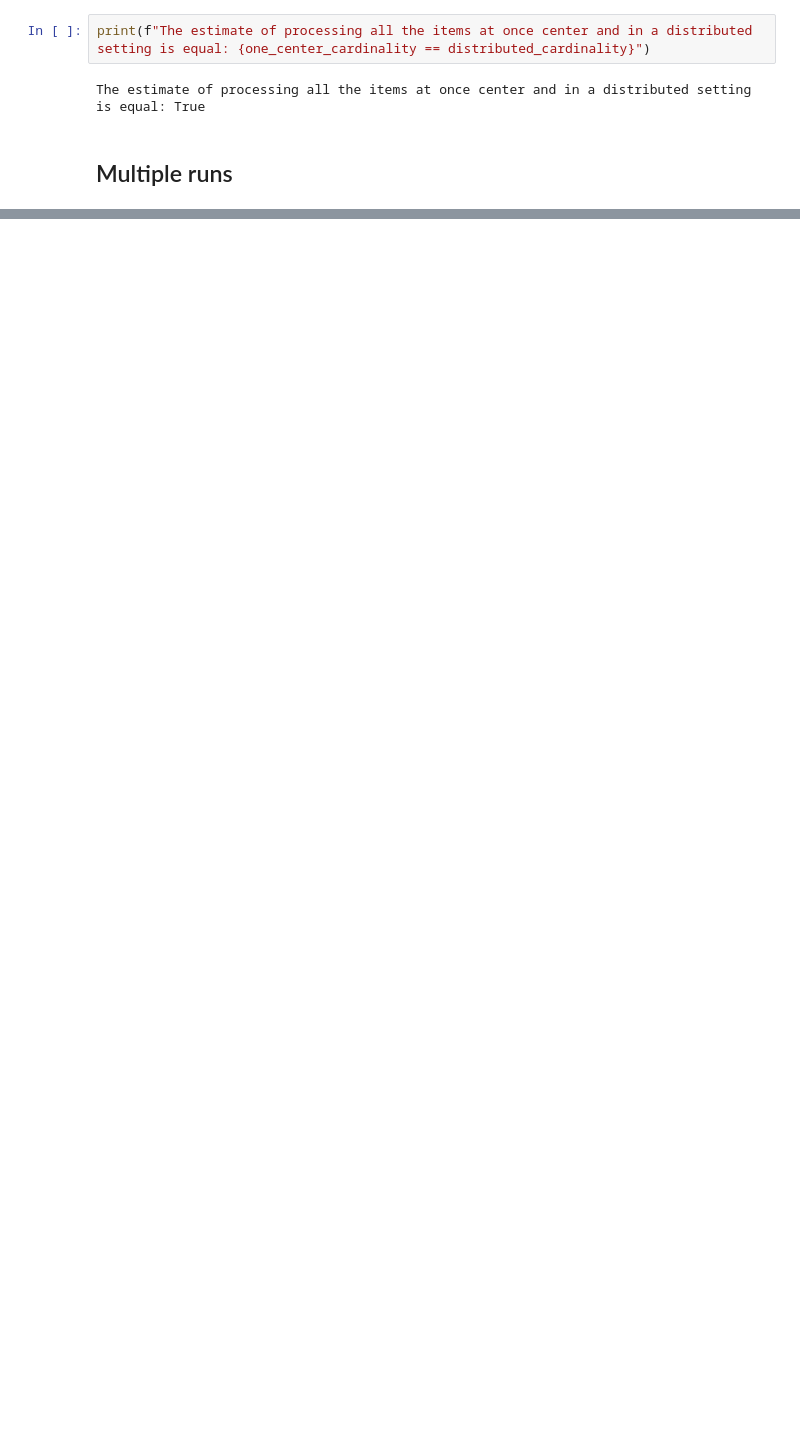
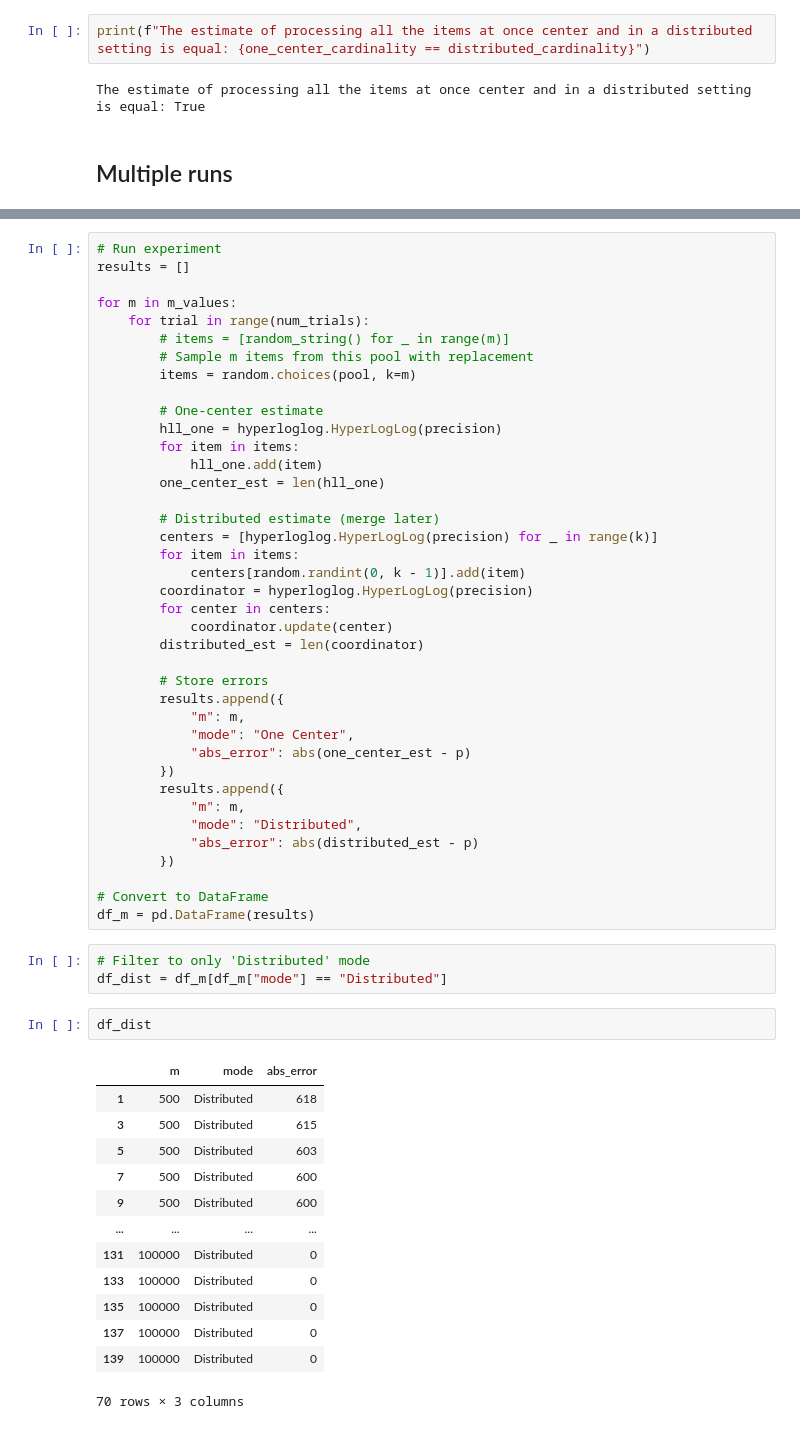
Before and after one commit to sahanakowshik/hyperloglog, a Jupyter notebook: test_naive_distributed.ipynb, the cells around one changed output, grey strips where cells are left out. Cells and saved outputs as stored; diff of their text form; blank space fills up the shorter version.

```diff
--- a/test_naive_distributed.ipynb
+++ b/test_naive_distributed.ipynb
@@ -93,0 +101,58 @@ The estimate of processing all the items at once center and in a distributed set
+# %%
+# Run experiment
+results = []
+
+for m in m_values:
+    for trial in range(num_trials):
+        # items = [random_string() for _ in range(m)]
+        # Sample m items from this pool with replacement
+        items = random.choices(pool, k=m)
+
+        # One-center estimate
+        hll_one = hyperloglog.HyperLogLog(precision)
+        for item in items:
+            hll_one.add(item)
+        one_center_est = len(hll_one)
+
+        # Distributed estimate (merge later)
+        centers = [hyperloglog.HyperLogLog(precision) for _ in range(k)]
+        for item in items:
+            centers[random.randint(0, k - 1)].add(item)
+        coordinator = hyperloglog.HyperLogLog(precision)
+        for center in centers:
+            coordinator.update(center)
+        distributed_est = len(coordinator)
+
+        # Store errors
+        results.append({
+            "m": m,
+            "mode": "One Center",
+            "abs_error": abs(one_center_est - p)
+        })
+        results.append({
+            "m": m,
+            "mode": "Distributed",
+            "abs_error": abs(distributed_est - p)
+        })
+
+# Convert to DataFrame
+df_m = pd.DataFrame(results)
+# %%
+# Filter to only 'Distributed' mode
+df_dist = df_m[df_m["mode"] == "Distributed"]
+# %%
+df_dist
+# %% [output]
+|  | m | mode | abs_error |
+| 1 | 500 | Distributed | 618 |
+| 3 | 500 | Distributed | 615 |
+| 5 | 500 | Distributed | 603 |
+| 7 | 500 | Distributed | 600 |
+| 9 | 500 | Distributed | 600 |
+| ... | ... | ... | ... |
+| 131 | 100000 | Distributed | 0 |
+| 133 | 100000 | Distributed | 0 |
+| 135 | 100000 | Distributed | 0 |
+| 137 | 100000 | Distributed | 0 |
+| 139 | 100000 | Distributed | 0 |
+70 rows × 3 columns
```
Also changed, not shown: parts of 21 cells of this notebook, 1 other file.
